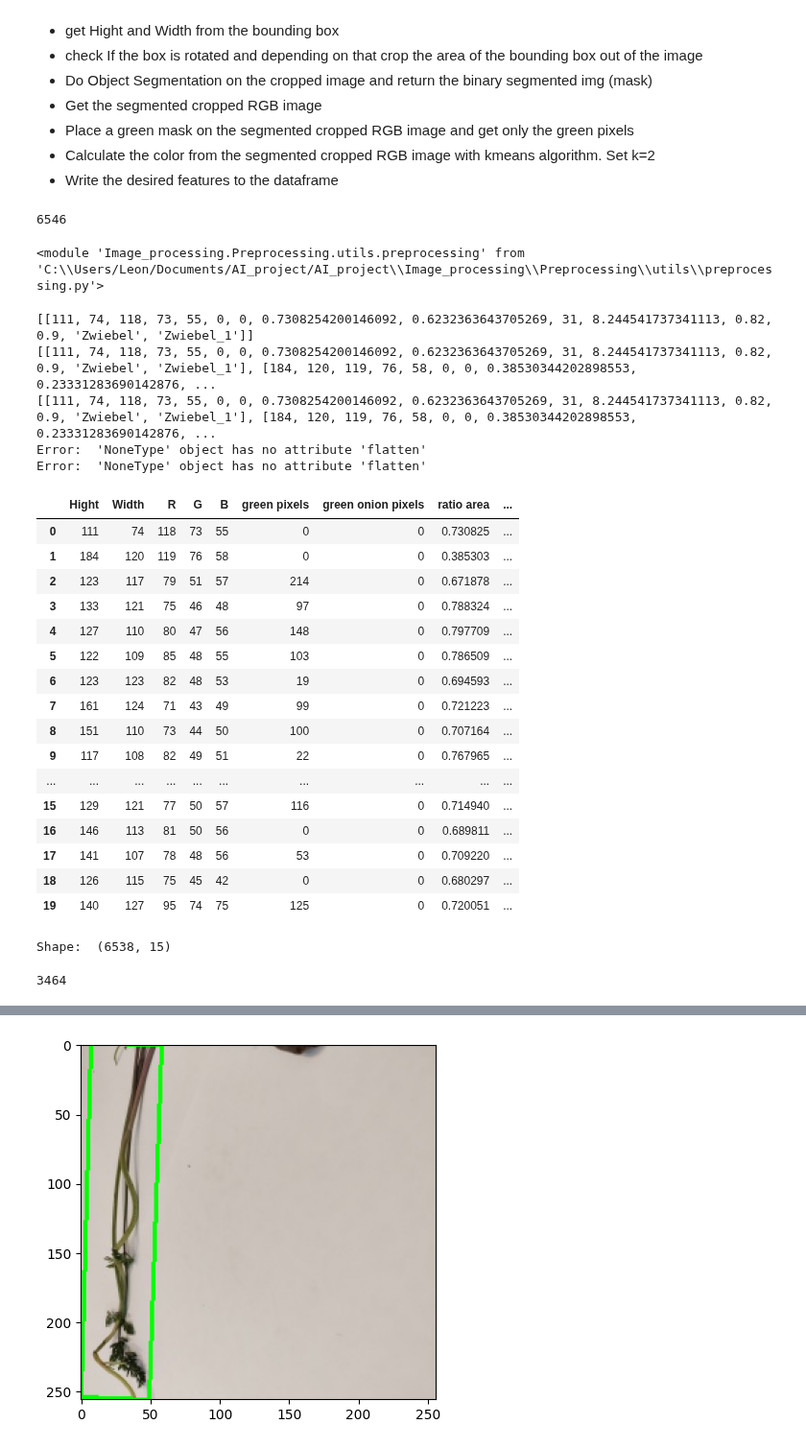
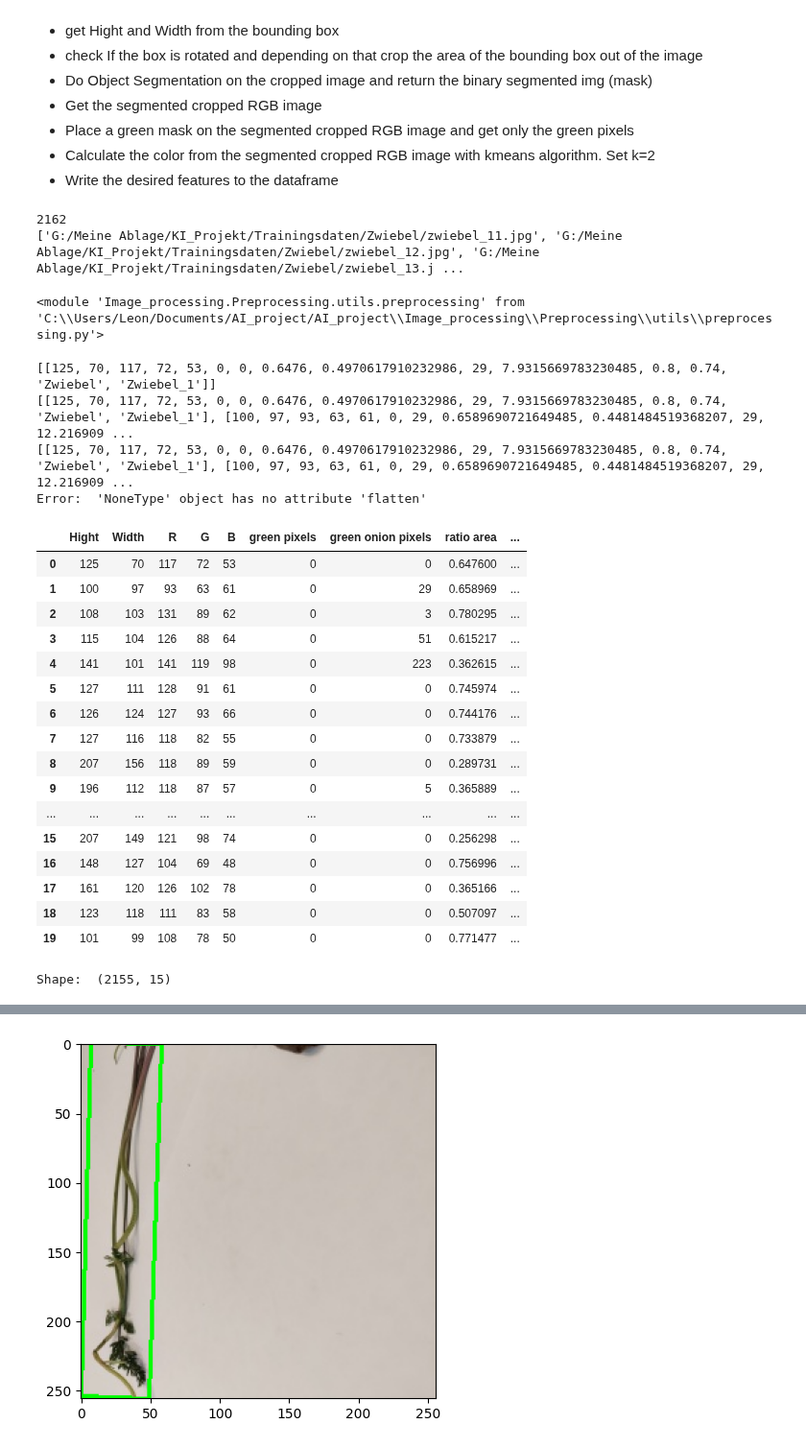
Before and after one commit to leons1396/AI_project, a Jupyter notebook: Image_processing/Preprocessing/image_preprocessing.ipynb, the cells around one changed output, grey strips where cells are left out. Shown at 96% size. Cells and saved outputs as stored; diff of their text form; code cells hidden in the pictures.

```diff
--- a/Image_processing/Preprocessing/image_preprocessing.ipynb
+++ b/Image_processing/Preprocessing/image_preprocessing.ipynb
@@ -32,15 +32,17 @@ folders = ["Zwiebel", "Karotte", "Kartoffel", "Karotte_Trieb", "Zwiebel_Trieb",
 #folders = ["Internet"]
 paths = []
 for fold in folders:
-    for i, fname in enumerate(os.listdir(f"G:/Meine Ablage/KI_Projekt/Bilder/{fold}"), 1):
-        paths.append(f"G:/Meine Ablage/KI_Projekt/Bilder/{fold}/{fname}")
+    for i, fname in enumerate(os.listdir(f"G:/Meine Ablage/KI_Projekt/Trainingsdaten/{fold}"), 1):
+        paths.append(f"G:/Meine Ablage/KI_Projekt/Trainingsdaten/{fold}/{fname}")
         #if i == 25:
         #    break
-len(paths)
+print(len(paths))
+print(paths[10:15])
 # %% [output]
-6546
+2162
+['G:/Meine Ablage/KI_Projekt/Trainingsdaten/Zwiebel/zwiebel_11.jpg', 'G:/Meine Ablage/KI_Projekt/Trainingsdaten/Zwiebel/zwiebel_12.jpg', 'G:/Meine Ablage/KI_Projekt/Trainingsdaten/Zwiebel/zwiebel_13.j ...
 # %%
-demo_img = ['G:/Meine Ablage/KI_Projekt/Bilder/Kartoffel/kartoffel_65.jpg'] #karotte_trieb_17
+demo_img = ['G:/Meine Ablage/KI_Projekt/Bilder/Kartoffel_Trieb/kartoffel_trieb_65.jpg'] #karotte_trieb_17
 # 209 previous karotte_trieb Trainingsdaten
 paths = demo_img
 # %%
@@ -141,59 +143,54 @@ for i, path in enumerate(paths):
         # rotate img and draw new bounding box
         # RGB format
         rotated_img = prep.rotate_img(vegi_with_box_rgb, rect[2])
         #vegi_with_new_box_rgb = prep.draw_rotated_box(rotated_img, aligned_points)
 
         sym_v = prep.calc_symmetry(rotated_img, aligned_points, "vertical")
         sym_h = prep.calc_symmetry(rotated_img, aligned_points, "horizontal")
 
         #cv2.imwrite(f"G:/Meine Ablage/KI_Projekt/Bilder/Debugging_resize_function_v3/{img_name}_{i}.jpg", cv2.cvtColor(vegi_with_new_box_rgb, cv2.COLOR_BGR2RGB))
         #cv2.imwrite(f"G:/Meine Ablage/KI_Projekt/Bilder/originally_box/{img_name}_{i}.jpg", cv2.cvtColor(vegi_with_box_rgb, cv2.COLOR_BGR2RGB))
 
-        a = path.split(".")
-        b = a[0].split("_")
-        img_name = f"{vegi_label}_{b[-1]}"
+        img_nr = path.split(".")[0].split("_")[-1]
+        img_name = f"{vegi_label}_{img_nr}"
 
         features = [h, w, R, G, B, amount_green_pixels_tribe, amount_green_pixels_onion_tribe, ratio_area_box, circularity, num_kps, mean_kps, sym_v, sym_h, vegi_label, img_name]
         data.append(features)
-        #print(img_name)
+
         if i < 3:
             print(data)
 
         #if i == 6:
         #    break
+
     except Exception as e:
         print("Error: ", e)
         error_counter += 1
         continue
 
 vegis_df = pd.DataFrame(data, columns=columns)
 display(vegis_df.head(20))
 print("Shape: ", vegis_df.shape)
 # %% [output]
-[[111, 74, 118, 73, 55, 0, 0, 0.7308254200146092, 0.6232363643705269, 31, 8.244541737341113, 0.82, 0.9, 'Zwiebel', 'Zwiebel_1']]
-[[111, 74, 118, 73, 55, 0, 0, 0.7308254200146092, 0.6232363643705269, 31, 8.244541737341113, 0.82, 0.9, 'Zwiebel', 'Zwiebel_1'], [184, 120, 119, 76, 58, 0, 0, 0.38530344202898553, 0.23331283690142876, ...
-[[111, 74, 118, 73, 55, 0, 0, 0.7308254200146092, 0.6232363643705269, 31, 8.244541737341113, 0.82, 0.9, 'Zwiebel', 'Zwiebel_1'], [184, 120, 119, 76, 58, 0, 0, 0.38530344202898553, 0.23331283690142876, ...
+[[125, 70, 117, 72, 53, 0, 0, 0.6476, 0.4970617910232986, 29, 7.9315669783230485, 0.8, 0.74, 'Zwiebel', 'Zwiebel_1']]
+[[125, 70, 117, 72, 53, 0, 0, 0.6476, 0.4970617910232986, 29, 7.9315669783230485, 0.8, 0.74, 'Zwiebel', 'Zwiebel_1'], [100, 97, 93, 63, 61, 0, 29, 0.6589690721649485, 0.4481484519368207, 29, 12.216909 ...
+[[125, 70, 117, 72, 53, 0, 0, 0.6476, 0.4970617910232986, 29, 7.9315669783230485, 0.8, 0.74, 'Zwiebel', 'Zwiebel_1'], [100, 97, 93, 63, 61, 0, 29, 0.6589690721649485, 0.4481484519368207, 29, 12.216909 ...
 Error:  'NoneType' object has no attribute 'flatten'
-Error:  'NoneType' object has no attribute 'flatten'
 |  | Hight | Width | R | G | B | green pixels | green onion pixels | ratio area | ... |
-| 0 | 111 | 74 | 118 | 73 | 55 | 0 | 0 | 0.730825 | ... |
-| 1 | 184 | 120 | 119 | 76 | 58 | 0 | 0 | 0.385303 | ... |
-| 2 | 123 | 117 | 79 | 51 | 57 | 214 | 0 | 0.671878 | ... |
-| 3 | 133 | 121 | 75 | 46 | 48 | 97 | 0 | 0.788324 | ... |
-| 4 | 127 | 110 | 80 | 47 | 56 | 148 | 0 | 0.797709 | ... |
-| 5 | 122 | 109 | 85 | 48 | 55 | 103 | 0 | 0.786509 | ... |
-| 6 | 123 | 123 | 82 | 48 | 53 | 19 | 0 | 0.694593 | ... |
-| 7 | 161 | 124 | 71 | 43 | 49 | 99 | 0 | 0.721223 | ... |
-| 8 | 151 | 110 | 73 | 44 | 50 | 100 | 0 | 0.707164 | ... |
-| 9 | 117 | 108 | 82 | 49 | 51 | 22 | 0 | 0.767965 | ... |
+| 0 | 125 | 70 | 117 | 72 | 53 | 0 | 0 | 0.647600 | ... |
+| 1 | 100 | 97 | 93 | 63 | 61 | 0 | 29 | 0.658969 | ... |
+| 2 | 108 | 103 | 131 | 89 | 62 | 0 | 3 | 0.780295 | ... |
+| 3 | 115 | 104 | 126 | 88 | 64 | 0 | 51 | 0.615217 | ... |
+| 4 | 141 | 101 | 141 | 119 | 98 | 0 | 223 | 0.362615 | ... |
+| 5 | 127 | 111 | 128 | 91 | 61 | 0 | 0 | 0.745974 | ... |
+| 6 | 126 | 124 | 127 | 93 | 66 | 0 | 0 | 0.744176 | ... |
+| 7 | 127 | 116 | 118 | 82 | 55 | 0 | 0 | 0.733879 | ... |
+| 8 | 207 | 156 | 118 | 89 | 59 | 0 | 0 | 0.289731 | ... |
+| 9 | 196 | 112 | 118 | 87 | 57 | 0 | 5 | 0.365889 | ... |
 | ... | ... | ... | ... | ... | ... | ... | ... | ... | ... |
-| 15 | 129 | 121 | 77 | 50 | 57 | 116 | 0 | 0.714940 | ... |
-| 16 | 146 | 113 | 81 | 50 | 56 | 0 | 0 | 0.689811 | ... |
-| 17 | 141 | 107 | 78 | 48 | 56 | 53 | 0 | 0.709220 | ... |
-| 18 | 126 | 115 | 75 | 45 | 42 | 0 | 0 | 0.680297 | ... |
-| 19 | 140 | 127 | 95 | 74 | 75 | 125 | 0 | 0.720051 | ... |
+| 15 | 207 | 149 | 121 | 98 | 74 | 0 | 0 | 0.256298 | ... |
+| 16 | 148 | 127 | 104 | 69 | 48 | 0 | 0 | 0.756996 | ... |
+| 17 | 161 | 120 | 126 | 102 | 78 | 0 | 0 | 0.365166 | ... |
+| 18 | 123 | 118 | 111 | 83 | 58 | 0 | 0 | 0.507097 | ... |
+| 19 | 101 | 99 | 108 | 78 | 50 | 0 | 0 | 0.771477 | ... |
-Shape:  (6538, 15)
+Shape:  (2155, 15)
-# %%
-i
-# %% [output]
-3464
```
Also changed, not shown: parts of 3 cells of this notebook, 5 other files.
